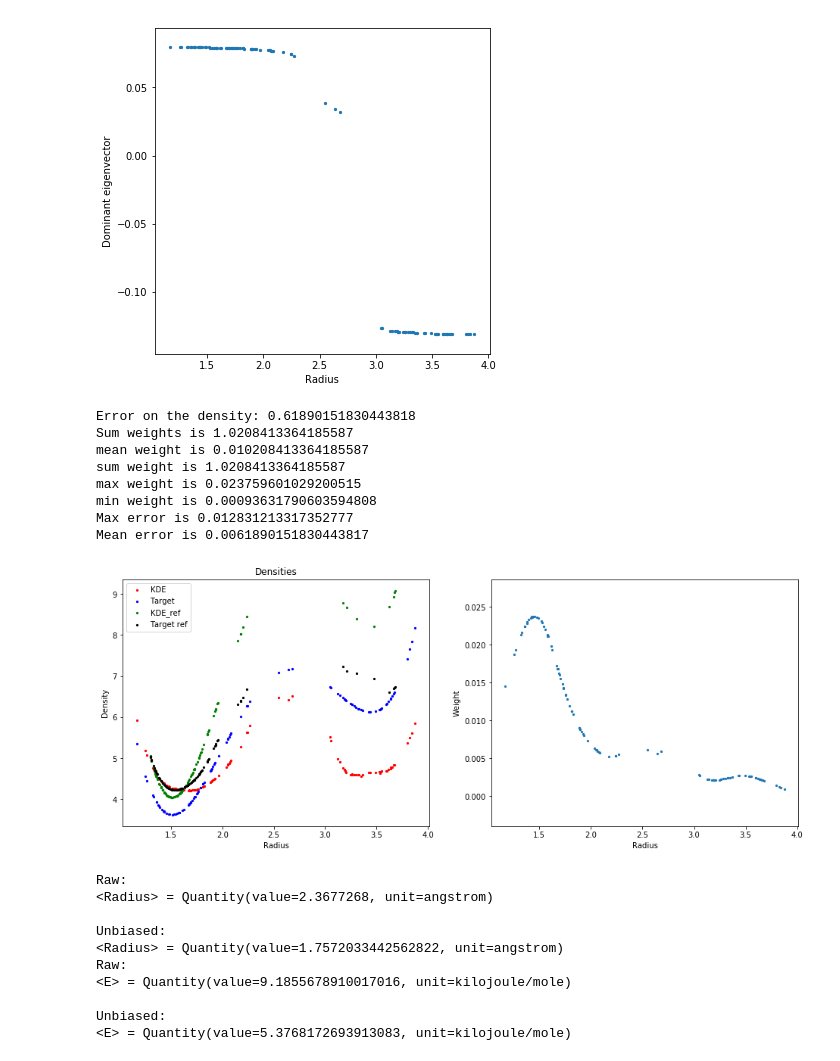
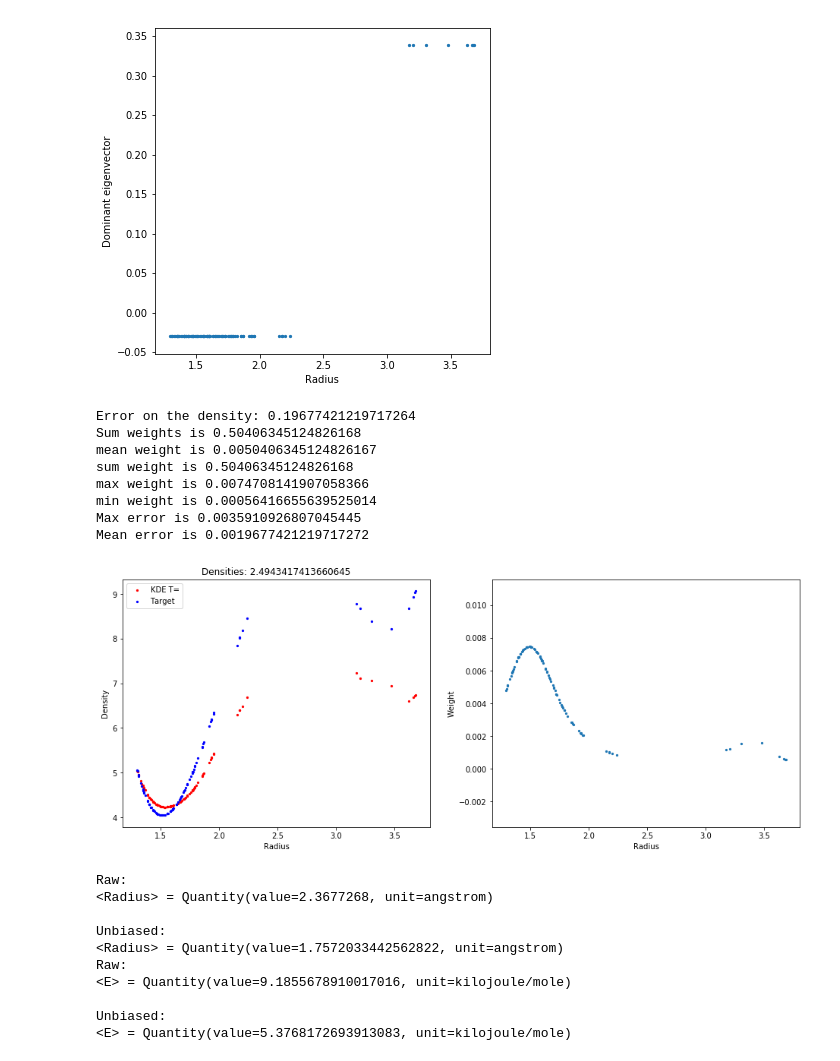
Before and after one commit to ZofiaTr/DFM, a Jupyter notebook: interactivePython/main_unbias.ipynb, the cells around one changed output. Cells and saved outputs as stored; diff of their text form; code cells hidden in the pictures.

Commit message:
add missing file helpers

```diff
--- a/interactivePython/main_unbias.ipynb
+++ b/interactivePython/main_unbias.ipynb
@@ -35,7 +39,7 @@ T_target=300.0
 
 dataName='TemporaryData_T500K'
 folderName='/Users/zofia/github/DFM/'
-methodName='std_500'
+methodName='std_300'
 
 modelName='Dimer'
 
@@ -48,7 +52,7 @@ cv_name = 'Radius'
 simulationFolder='/Users/zofia/github/DFM/TemporaryFigures/'+modelName+'/'+methodName
 
 # load results from reference simulation already postprocessed
-addReference=1
+addReference=0
 reference_folder = '/Users/zofia/github/DFM/TemporaryFigures/'+modelName+'/std_300'
 
 ### reference at 300K
@@ -96,12 +100,18 @@ dt = 2.0 * unit.femtosecond
 temperatureAlpha= (T)* unit.kelvin
 
 # simulation class sampler takes integrator class with chosen parameters as input
-integrator=integrator.Integrator( model=mdl, gamma=gamma, temperature=temperature, dt=dt,  temperatureAlpha=temperatureAlpha)
-smpl_raw=sampler.Sampler(model=mdl, integrator=integrator, algorithm=0, dataFileName='Data')
+intg=integrator.Integrator( model=mdl, gamma=gamma, temperature=temperature, dt=dt,  temperatureAlpha=temperatureAlpha)
+smpl_raw=sampler.Sampler(model=mdl, integrator=intg, algorithm=0, dataFileName='Data')
 
 
 integrator_target=integrator.Integrator( model=mdl, gamma=gamma, temperature=temperature_target, dt=dt,  temperatureAlpha=temperatureAlpha)
-smpl=sampler.Sampler(model=mdl, integrator=integrator_target, algorithm=0, dataFileName='Data')
+smpl_target=sampler.Sampler(model=mdl, integrator=integrator_target, algorithm=0, dataFileName='Data')
+
+if methodName == 'std_300':
+    smpl=smpl_target
+elif(methodName == 'std_500') :
+    smpl=smpl_raw
+
 
 
 
@@ -138,7 +156,7 @@ print('... might take a while ...')
 target density: exp(-beta V(q)) : [V(q)] = kilojoule/mole, [beta] =  J/mol
 """
 
-qTargetDistribution, E = helpers.computeTargetMeasure(X_FT, smpl)
+qTargetDistribution, E = helpers.computeTargetMeasure(X_FT, smplt)
 
 
 fig = plt.figure(figsize=(16,6))
@@ -216,7 +233,7 @@ fig.savefig(simulationFolder+'/dominant_eigenvector.png')
 plt.show()
 #####
 # %% [output]
-[figure, old version]
+[figure, new version]
 # %%
 
 # estimated density by KDE
@@ -239,14 +256,14 @@ print('min weight is '+repr(np.min(weight)))
 print('Max error is '+repr(np.max(np.abs(qTargetDistributionNormalized-q_estNormalized))))
 print('Mean error is '+repr(np.mean(np.abs(qTargetDistributionNormalized-q_estNormalized))))
 # %% [output]
-Error on the density: 0.61890151830443818
-Sum weights is 1.0208413364185587
-mean weight is 0.010208413364185587
-sum weight is 1.0208413364185587
-max weight is 0.023759601029200515
-min weight is 0.00093631790603594808
-Max error is 0.012831213317352777
-Mean error is 0.0061890151830443817
+Error on the density: 0.19677421219717264
+Sum weights is 0.50406345124826168
+mean weight is 0.0050406345124826167
+sum weight is 0.50406345124826168
+max weight is 0.0074708141907058366
+min weight is 0.00056416655639525014
+Max error is 0.0035910926807045445
+Mean error is 0.0019677421219717272
 # %%
 
 if addReference:
@@ -264,36 +281,37 @@ else:
 
 
 ### plot densities and weights
 
 
 fig = plt.figure(figsize=(16,6))
 ax = fig.add_subplot(121)
 ax.scatter(cv, -np.log(q_estNormalized), s=5, c='r')
 ax.scatter(cv, -np.log(qTargetDistributionNormalized), s=5, c='b')
 if addReference:
     ax.scatter(cv_ref, -np.log(q_estNormalized_ref), s=5, c='g')
     ax.scatter(cv_ref, -np.log(qTargetDistributionNormalized_ref), s=5, c='k')
     ax.legend(['KDE','Target', 'KDE_ref', 'Target ref'])
 else:
-    ax.legend(['KDE','Target'])
+    ax.legend(['KDE T=','Target'])
 ax.set_xlabel('Radius')
 ax.set_ylabel('Density')
 
-ax.set_title('Densities')
+
+ax.set_title('Densities: '+repr(smpl.kT.value_in_unit(smpl.model.energy_unit)))
 
 
 ax2 = fig.add_subplot(122)
 cax2 = ax2.scatter(colective_variable(X_FT), weight  ,s=5 )
 ax2.set_xlabel(cv_name)
 ax2.set_ylabel('Weight')
 #ax2.set_title('Potential Energy')
 
 fig.savefig(simulationFolder+'/KDE_weight.png')
 
 
 plt.show()
 # %% [output]
-[figure, old version]
+[figure, new version]
 # %%
 
 ##### compute Averages
```
Also changed, not shown: parts of 5 cells of this notebook, 1 other file.
